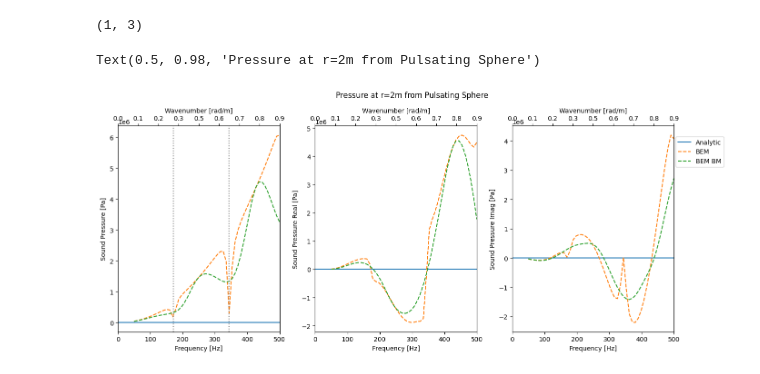
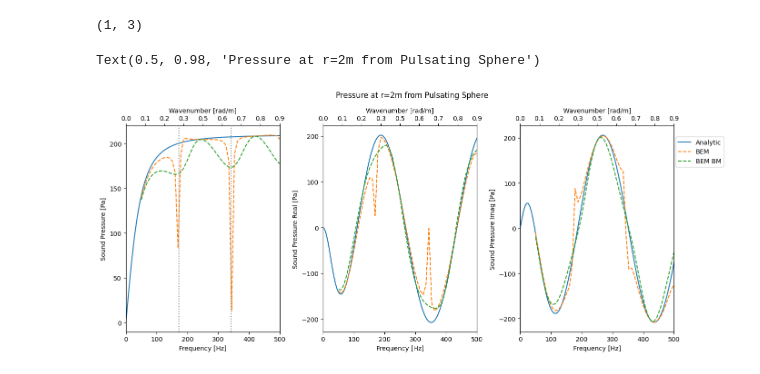
Before and after one commit to kristofcufar/Acoustic_BEM, a Jupyter notebook: Demo_monopole_freq_sweep.ipynb, the cells around one changed output. Saved outputs shown, nothing was run; the diff lists cells and outputs as text; code cells hidden in the pictures.

```diff
--- a/Demo_monopole_freq_sweep.ipynb
+++ b/Demo_monopole_freq_sweep.ipynb
@@ -137,7 +137,7 @@ ax1.set_title('Pressure at r=2m from Pulsating Sphere')
 Text(0.5, 1.0, 'Pressure at r=2m from Pulsating Sphere')
 [figure]
 # %%
-subdiv = 2                          # mesh subdivision level
+subdiv = 3                          # mesh subdivision level
 nodes, elements = icosahedron()
 nodes, elements = subdivide_sphere(nodes, elements, levels=subdiv)
 nodes *= radius
@@ -166,7 +166,7 @@ k = omega / c0
 
 sphere = Body(mesh_nodes=nodes,
             mesh_elements=elements,
-            Neumann_BC=vel_BC * 1j * omega * k,
+            Neumann_BC=vel_BC * 1j * omega * rho0,
             Dirichlet_BC=None,
             frequency=f,)
 
@@ -185,7 +185,7 @@ for f_i in tqdm(np.linspace(50, 500, 50)):
     omega_i = 2 * np.pi * f_i
     k_i = omega_i / c0
 
-    neumann_i = vel_BC * 1j * omega_i * k_i
+    neumann_i = vel_BC * 1j * omega_i * rho0
     mesh.Neumann_BC = neumann_i
     mesh.frequency = f_i
     mesh.k = k_i
@@ -204,28 +204,33 @@ for f_i in tqdm(np.linspace(50, 500, 50)):
         "N": assembler.assemble("NReg", verbose=False),
     }
 
-    omega = 2 * np.pi * f_i
-
     phi_bnd = solver.solve_direct(matrices=mats)
 
     phi_field = solver.evaluate_field(field_pts_safe, quad_order=7, verbose=False)
-    p_field = - 1j * omega * rho0 * phi_field
+    # p_field = - 1j * omega * rho0 * phi_field
+    p_field = phi_field
     p_bem.append(p_field)
 
 
     phi_bnd = solver.solve_burton_miller(matrices=mats_bm,
-                                         alpha = -1j/k_i)
+                                         alpha = 1j/k_i)
 
     phi_field = solver.evaluate_field(field_pts_safe, quad_order=7, verbose=False)
-    p_field = - 1j * omega * rho0 * phi_field
+    # p_field = - 1j * omega * rho0 * phi_field
+    p_field = phi_field
     p_bem_bm.append(p_field)
+# %%
+omega_vec = 2 * np.pi * np.linspace(50, 500, 50)
+
+p_bem_2 = np.array(p_bem).squeeze() *-1 #* 1j #* omega_vec * rho0
+p_bem_bm_2 = np.array(p_bem_bm).squeeze() *-1 #* 1j #* omega_vec * rho0
 # %%
 fig = plt.figure(figsize=(14,6), tight_layout=True)
 ax1 = fig.add_subplot(131)
 
 ax1.plot(frequency, np.abs(p_ref), label='Analytic')
-ax1.plot(np.linspace(50, 500, 50), np.abs(p_bem), label='BEM', linestyle='--')
-ax1.plot(np.linspace(50, 500, 50), np.abs(p_bem_bm), label='BEM BM', linestyle='--')
+ax1.plot(np.linspace(50, 500, 50), np.abs(p_bem_2), label='BEM', linestyle='--')
+ax1.plot(np.linspace(50, 500, 50), np.abs(p_bem_bm_2), label='BEM BM', linestyle='--')
 ax1.axvline(x = 3.14 * c0 / (2 * np.pi), color='gray', linestyle=':')
 ax1.axvline(x = 6.28 * c0 / (2 * np.pi), color='gray', linestyle=':')
 
@@ -241,35 +246,35 @@ ax1.set_ylabel('Sound Pressure [Pa]')
 ax2 = fig.add_subplot(132)
 
 ax2.plot(frequency, np.real(p_ref), label='Analytic')
-ax2.plot(np.linspace(50, 500, 50), np.real(p_bem), label='BEM', linestyle='--')
-ax2.plot(np.linspace(50, 500, 50), np.real(p_bem_bm), label='BEM BM', linestyle='--')
+ax2.plot(np.linspace(50, 500, 50), np.real(p_bem_2), label='BEM', linestyle='--')
+ax2.plot(np.linspace(50, 500, 50), np.real(p_bem_bm_2), label='BEM BM', linestyle='--')
 
 ax22 = ax2.twiny()
 ax2.set_xlim(0, np.max(frequency))
 ax22.set_xticks(np.linspace(0, 1, 9))
 ax22.set_xticklabels([f"{tick:.1f}" for tick in np.linspace(0, np.max(k), 9)])
 ax22.set_xlabel('Wavenumber [rad/m]')
 
 ax2.set_xlabel('Frequency [Hz]')
 ax2.set_ylabel('Sound Pressure Real [Pa]')
 
 ax3 = fig.add_subplot(133)
 
 ax3.plot(frequency, np.imag(p_ref), label='Analytic')
-ax3.plot(np.linspace(50, 500, 50), np.imag(p_bem), label='BEM', linestyle='--')
-ax3.plot(np.linspace(50, 500, 50), np.imag(p_bem_bm), label='BEM BM', linestyle='--')
+ax3.plot(np.linspace(50, 500, 50), np.imag(p_bem_2), label='BEM', linestyle='--')
+ax3.plot(np.linspace(50, 500, 50), np.imag(p_bem_bm_2), label='BEM BM', linestyle='--')
 
 ax32 = ax3.twiny()
 ax3.set_xlim(0, np.max(frequency))
 ax32.set_xticks(np.linspace(0, 1, 9))
 ax32.set_xticklabels([f"{tick:.1f}" for tick in np.linspace(0, np.max(k), 9)])
 ax32.set_xlabel('Wavenumber [rad/m]')
 
 ax3.set_xlabel('Frequency [Hz]')
 ax3.set_ylabel('Sound Pressure Imag [Pa]')
 
 ax3.legend(loc = (1.01, 0.8))
 plt.suptitle('Pressure at r=2m from Pulsating Sphere')
 # %% [output]
 Text(0.5, 0.98, 'Pressure at r=2m from Pulsating Sphere')
-[figure, old version]
+[figure, new version]
```
Also changed, not shown: parts of 1 cell of this notebook, 1 other file.
